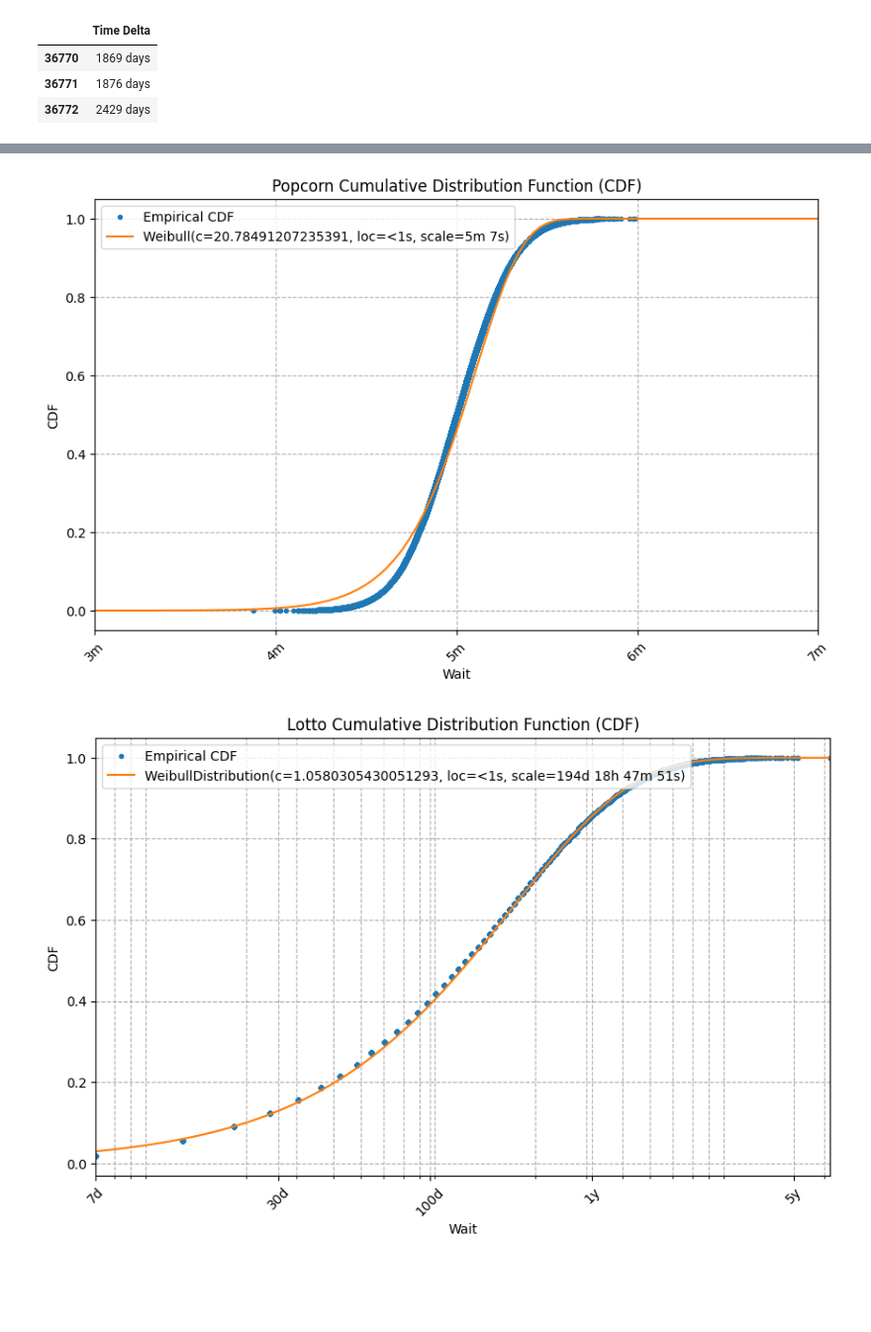
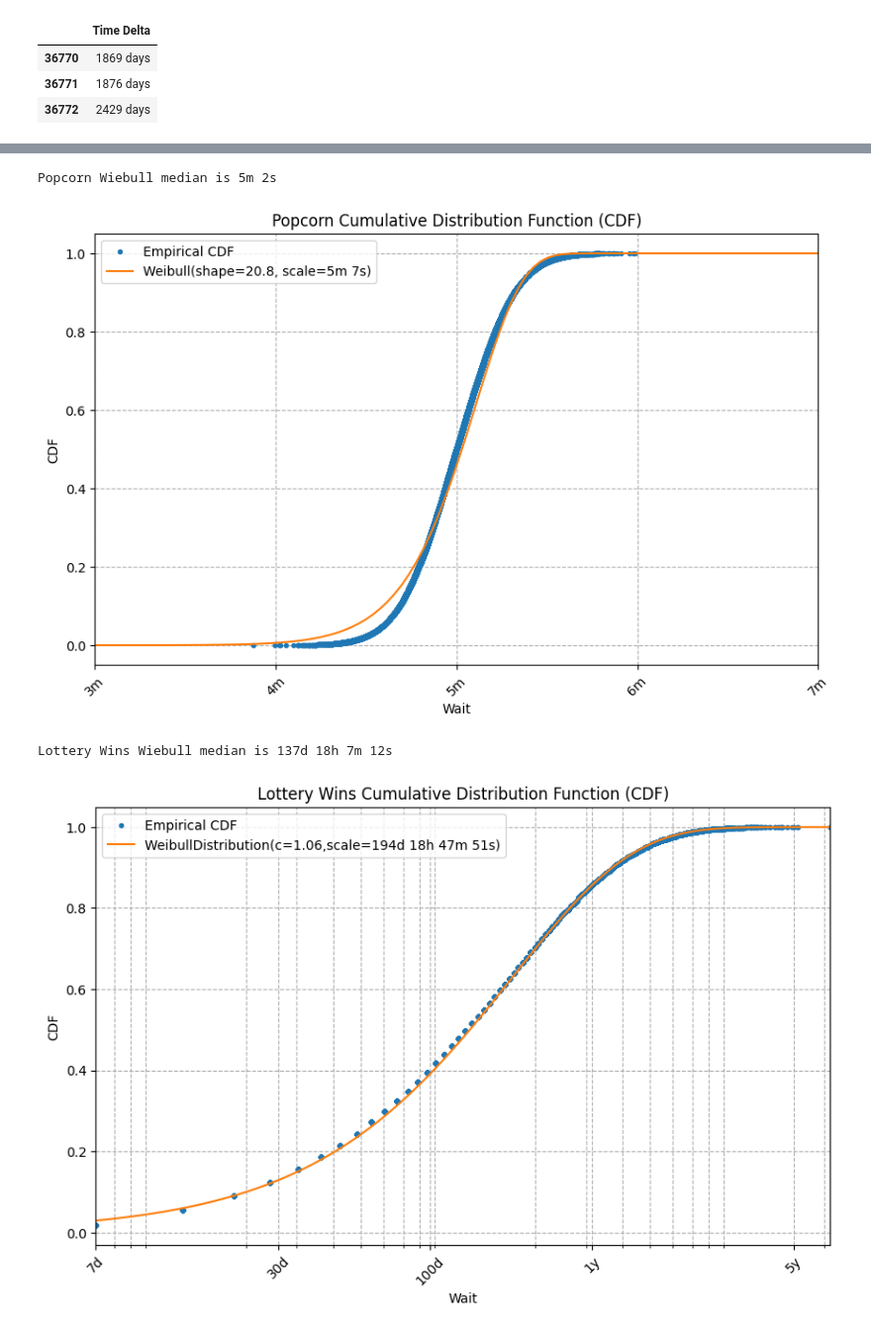
Before and after one commit to CarlKCarlK/wait-times, a Jupyter notebook: wait-times.ipynb, the cells around one changed output, grey strips where cells are left out. Shown: that part at 99% size. Drawn from its saved outputs; the diff is of its cells as text; code cells hidden in the pictures; blank space fills up the shorter version.

Commit message:
six plots

```diff
--- a/wait-times.ipynb
+++ b/wait-times.ipynb
@@ -263,11 +281,9 @@ wait_cdf("Wiki Edits", wiki_df, wiki_wait_ticks, dist=wiki_expon_dist, dist_labe
 # %%
 from scipy.stats import weibull_min
 
-wiki_df['CDF'] = wiki_df['Time Delta'].rank(pct=True)
-
-c, loc, scale = weibull_min.fit(wiki_df['Time Delta'].dt.total_seconds(), floc=0)
-wiki_weibull_dist = weibull_min(c=c, loc=loc, scale=scale)
-wiki_df_weibull_label = f'Wiebull(c={c},loc={seconds_to_text(loc)}, scale={seconds_to_text(scale)})'
-
+wiki_shape, _, wiki_w_scale = weibull_min.fit(wiki_df['Time Delta'].dt.total_seconds(), floc=0)
+wiki_weibull_dist = weibull_min(c=wiki_shape, scale=wiki_w_scale)
+print(f"Wiki Wiebull median is {seconds_to_text(wiki_weibull_dist.median())}")
+wiki_df_weibull_label = f'Wiebull(shape={wiki_shape:.3},scale={seconds_to_text(wiki_w_scale)})'
 wait_cdf("Wiki Edits", wiki_df, wiki_wait_ticks, dist=wiki_weibull_dist, dist_label=wiki_df_weibull_label, xscale='log', left=60)
 # %% [output]
@@ -275,18 +292,18 @@ wait_cdf("Wiki Edits", wiki_df, wiki_wait_ticks, dist=wiki_weibull_dist, dist_la
 # %%
-popcorn_df['CDF'] = popcorn_df['Time Delta'].rank(pct=True)
-
-c, loc, scale = weibull_min.fit(popcorn_df['Time Delta'].dt.total_seconds(), floc=0)
-popcorn_weibull_dist = weibull_min(c=c, loc=loc, scale=scale)
-popcorn_df_weibull_label = f'Weibull(c={c}, loc={seconds_to_text(loc)}, scale={seconds_to_text(scale)})'
-
+popcorn_shape, _, popcorn_w_scale = weibull_min.fit(popcorn_df['Time Delta'].dt.total_seconds(), floc=0)
+popcorn_weibull_dist = weibull_min(c=popcorn_shape, scale=popcorn_w_scale)
+print(f"Popcorn Wiebull median is {seconds_to_text(popcorn_weibull_dist.median())}")
+popcorn_df_weibull_label = f'Weibull(shape={popcorn_shape:.3}, scale={seconds_to_text(popcorn_w_scale)})'
 wait_cdf("Popcorn", popcorn_df, popcorn_ticks, dist=popcorn_weibull_dist, dist_label=popcorn_df_weibull_label, left=3*60, right=7*60, xscale='linear' )
 # %% [output]
+Popcorn Wiebull median is 5m 2s
-[figure, old version]
+[figure, new version]
 # %%
-c, loc, scale = weibull_min.fit(lotto_df['Time Delta'].dt.total_seconds(), floc=0)
-lotto_weibull_dist = weibull_min(c=c,loc=loc, scale=scale)
-lotto_weibull_label = f'WeibullDistribution(c={c}, loc={seconds_to_text(loc)}, scale={seconds_to_text(scale)})'
-
-wait_cdf("Lotto", lotto_df, wiki_wait_ticks, dist=lotto_weibull_dist, dist_label=lotto_weibull_label, xscale='log')
+lotto_shape, _, lotto_w_scale = weibull_min.fit(lotto_df['Time Delta'].dt.total_seconds(), floc=0)
+lotto_weibull_dist = weibull_min(c=lotto_shape,scale=lotto_w_scale)
+print(f"Lottery Wins Wiebull median is {seconds_to_text(lotto_weibull_dist.median())}")
+lotto_weibull_label = f'WeibullDistribution(c={lotto_shape:.3},scale={seconds_to_text(lotto_w_scale)})'
+wait_cdf("Lottery Wins", lotto_df, wiki_wait_ticks, dist=lotto_weibull_dist, dist_label=lotto_weibull_label, xscale='log')
 # %% [output]
+Lottery Wins Wiebull median is 137d 18h 7m 12s
-[figure, old version]
+[figure, new version]
```
Also changed, not shown: parts of 5 cells of this notebook.
